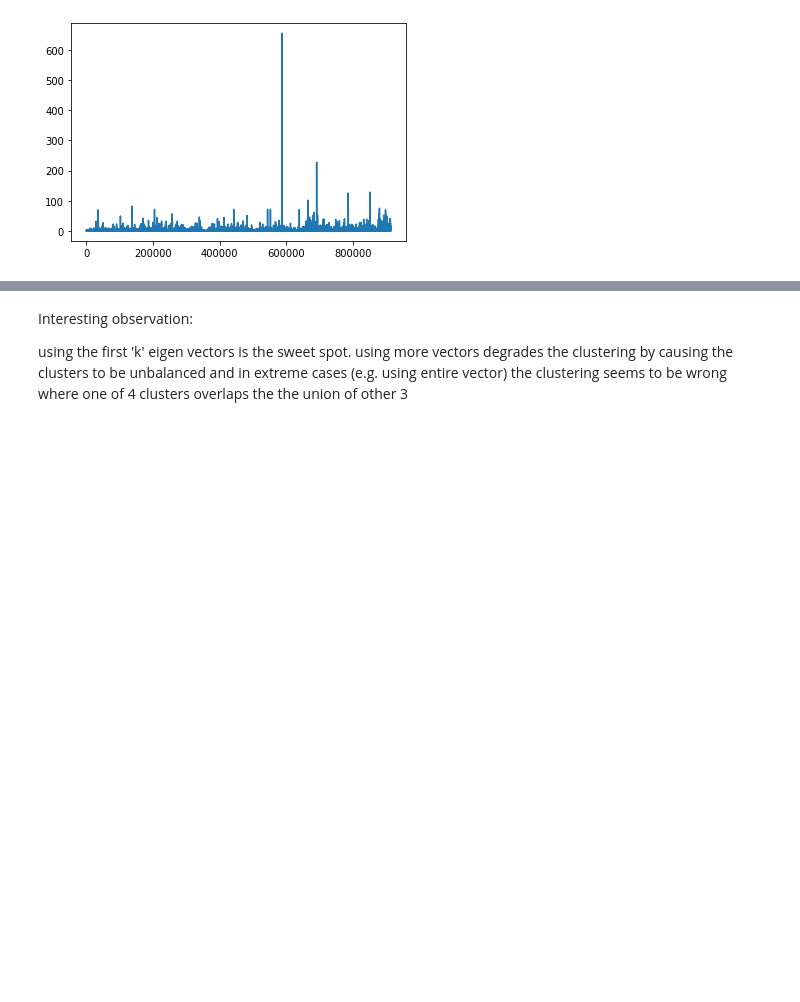
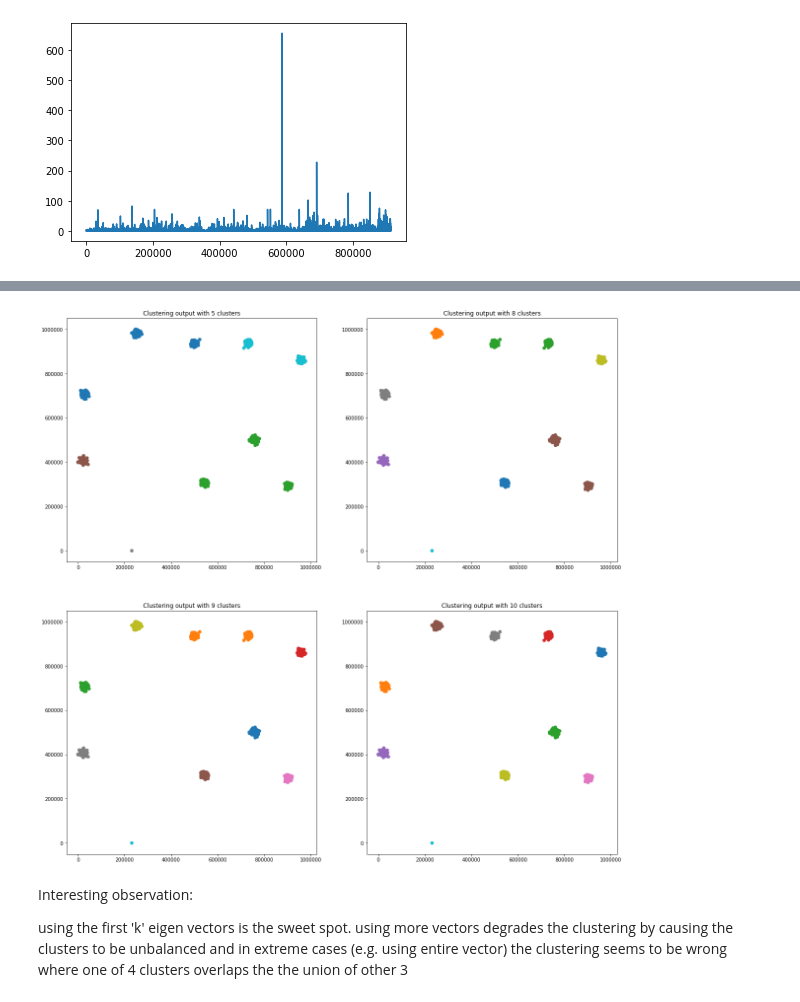
Before and after one commit to sourabhantani-smu/research, a Jupyter notebook: UnNormalized_Spectral_Clustering.ipynb, the cells around one changed output, grey strips where cells are left out. Saved outputs shown, nothing was run; the diff lists cells and outputs as text; code cells hidden in the pictures; blank space fills up the shorter version.

```diff
--- a/UnNormalized_Spectral_Clustering.ipynb
+++ b/UnNormalized_Spectral_Clustering.ipynb
@@ -88,6 +91,10 @@ multiplicity of zero eigenvalue 10
 e_val,e_vec = linalg.eigh(L)
 
 km = KMeans(n_clusters=k).fit(e_vec[:,0:k])
+km5 = KMeans(n_clusters=5).fit(e_vec[:,0:5])
+km8 = KMeans(n_clusters=8).fit(e_vec[:,0:8])
+km9 = KMeans(n_clusters=9).fit(e_vec[:,0:9])
+km10 = KMeans(n_clusters=10).fit(e_vec[:,0:10])
 #km = KMeans(n_clusters=k).fit(e_vec[:,0:k+4])
 #km = KMeans(n_clusters=k).fit(e_vec)
 
@@ -117,3 +124,28 @@ plt.close()
+# %%
+from matplotlib import pyplot as plt
+from mpl_toolkits.axes_grid1 import make_axes_locatable
+
+figure = plt.figure(figsize=(20,20))
+plt.subplot(2,2,1)
+plt.scatter(x,y,c=km5.labels_, cmap='tab10')
+plt.title("Clustering output with 5 clusters")
+
+plt.subplot(2,2,2)
+plt.scatter(x,y,c=km8.labels_, cmap='tab10')
+plt.title("Clustering output with 8 clusters")
+
+plt.subplot(2,2,3)
+plt.scatter(x,y,c=km9.labels_, cmap='tab10')
+plt.title("Clustering output with 9 clusters")
+
+plt.subplot(2,2,4)
+plt.scatter(x,y,c=km10.labels_, cmap='tab10')
+plt.title("Clustering output with 10 clusters")
+plt.show()
+figure.savefig("2DCluster.jpg")
+plt.close()
+# %% [output]
+[figure, added]
 # %%
 ###########################
 # Outputs for Toy Example #
```
Also changed, not shown: parts of 4 cells of this notebook, 4 other files.
